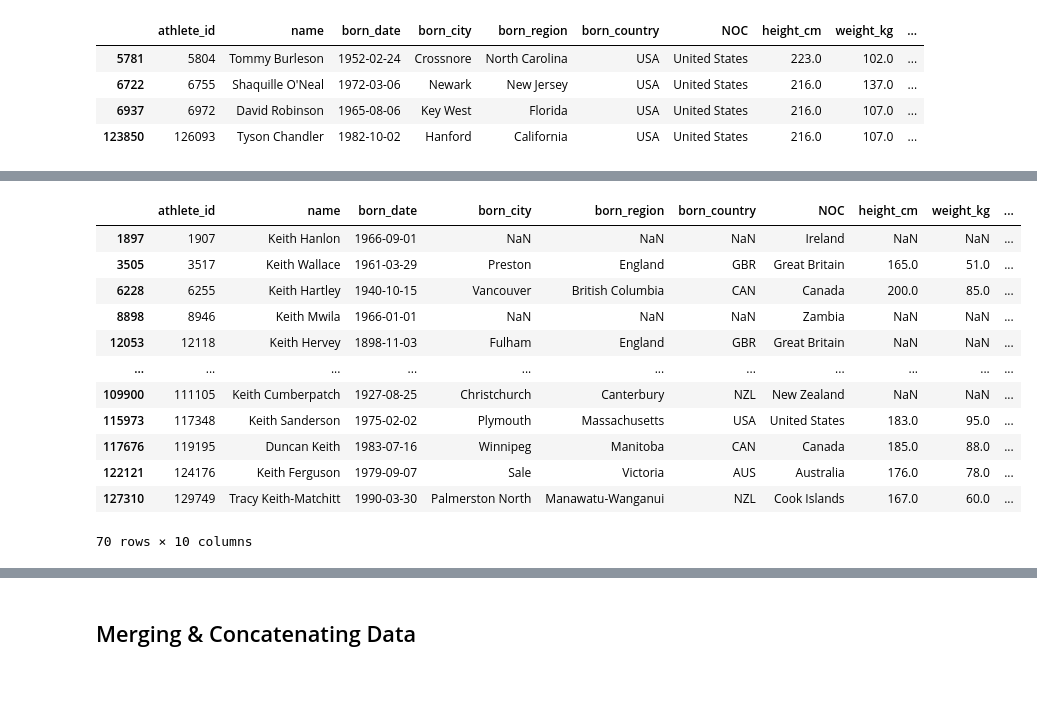
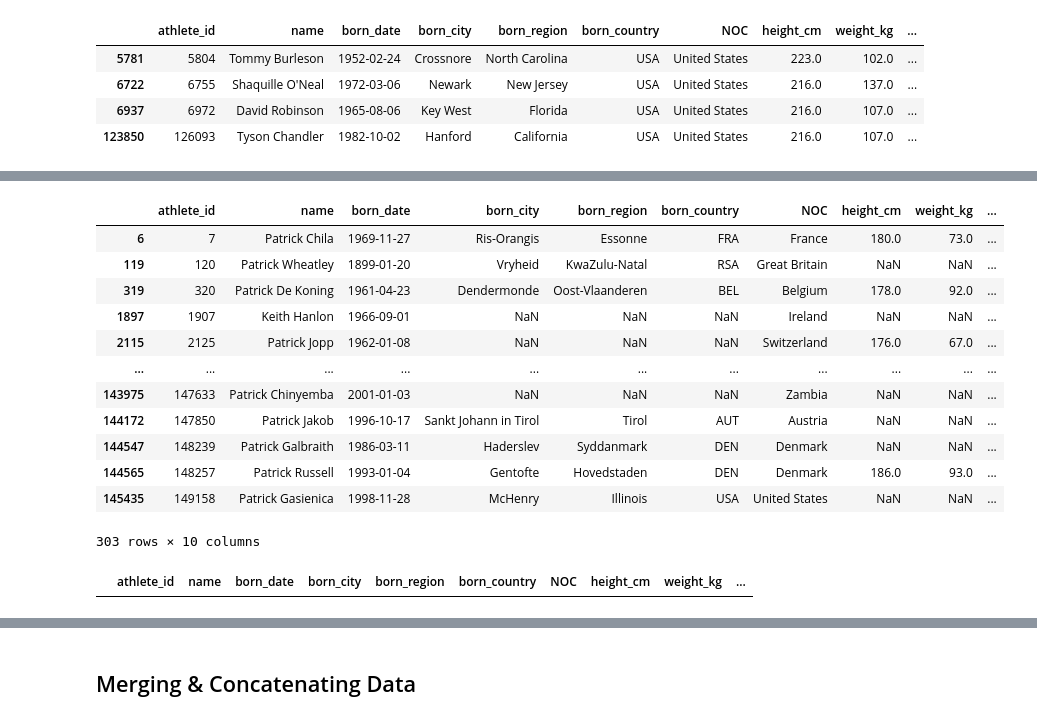
Before and after one commit to AdrianoR85/complete-pandas-tutorial, a Jupyter notebook: tutorial.ipynb, the cells around one changed output, grey strips where cells are left out. Saved outputs shown, nothing was run; the diff lists cells and outputs as text; code cells hidden in the pictures; blank space fills up the shorter version.

```diff
--- a/tutorial.ipynb
+++ b/tutorial.ipynb
@@ -149,17 +441,17 @@ bios[(bios['height_cm'] > 215) & (bios['born_country']=='USA')]
 # %%
-# Filter by Name
-bios[bios['name'].str.contains("Keith")]
+# Regex syntax
+bios[bios['name'].str.contains('keith|patrick', case=False)]
 # %% [output]
 |  | athlete_id | name | born_date | born_city | born_region | born_country | NOC | height_cm | weight_kg | ... |
+| 6 | 7 | Patrick Chila | 1969-11-27 | Ris-Orangis | Essonne | FRA | France | 180.0 | 73.0 | ... |
+| 119 | 120 | Patrick Wheatley | 1899-01-20 | Vryheid | KwaZulu-Natal | RSA | Great Britain | NaN | NaN | ... |
+| 319 | 320 | Patrick De Koning | 1961-04-23 | Dendermonde | Oost-Vlaanderen | BEL | Belgium | 178.0 | 92.0 | ... |
 | 1897 | 1907 | Keith Hanlon | 1966-09-01 | NaN | NaN | NaN | Ireland | NaN | NaN | ... |
-| 3505 | 3517 | Keith Wallace | 1961-03-29 | Preston | England | GBR | Great Britain | 165.0 | 51.0 | ... |
-| 6228 | 6255 | Keith Hartley | 1940-10-15 | Vancouver | British Columbia | CAN | Canada | 200.0 | 85.0 | ... |
-| 8898 | 8946 | Keith Mwila | 1966-01-01 | NaN | NaN | NaN | Zambia | NaN | NaN | ... |
-| 12053 | 12118 | Keith Hervey | 1898-11-03 | Fulham | England | GBR | Great Britain | NaN | NaN | ... |
+| 2115 | 2125 | Patrick Jopp | 1962-01-08 | NaN | NaN | NaN | Switzerland | 176.0 | 67.0 | ... |
 | ... | ... | ... | ... | ... | ... | ... | ... | ... | ... | ... |
-| 109900 | 111105 | Keith Cumberpatch | 1927-08-25 | Christchurch | Canterbury | NZL | New Zealand | NaN | NaN | ... |
-| 115973 | 117348 | Keith Sanderson | 1975-02-02 | Plymouth | Massachusetts | USA | United States | 183.0 | 95.0 | ... |
-| 117676 | 119195 | Duncan Keith | 1983-07-16 | Winnipeg | Manitoba | CAN | Canada | 185.0 | 88.0 | ... |
-| 122121 | 124176 | Keith Ferguson | 1979-09-07 | Sale | Victoria | AUS | Australia | 176.0 | 78.0 | ... |
-| 127310 | 129749 | Tracy Keith-Matchitt | 1990-03-30 | Palmerston North | Manawatu-Wanganui | NZL | Cook Islands | 167.0 | 60.0 | ... |
+| 143975 | 147633 | Patrick Chinyemba | 2001-01-03 | NaN | NaN | NaN | Zambia | NaN | NaN | ... |
+| 144172 | 147850 | Patrick Jakob | 1996-10-17 | Sankt Johann in Tirol | Tirol | AUT | Austria | NaN | NaN | ... |
+| 144547 | 148239 | Patrick Galbraith | 1986-03-11 | Haderslev | Syddanmark | DEN | Denmark | NaN | NaN | ... |
+| 144565 | 148257 | Patrick Russell | 1993-01-04 | Gentofte | Hovedstaden | DEN | Denmark | 186.0 | 93.0 | ... |
+| 145435 | 149158 | Patrick Gasienica | 1998-11-28 | McHenry | Illinois | USA | United States | NaN | NaN | ... |
-70 rows × 10 columns
+303 rows × 10 columns
@@ -165,0 +490,5 @@ bios[bios['name'].str.contains("Keith")]
+# %%
+# Don't use regex search (exact match)
+bios[bios['name'].str.contains('keith|patrick', case=False, regex=False)]
+# %% [output]
+|  | athlete_id | name | born_date | born_city | born_region | born_country | NOC | height_cm | weight_kg | ... |
```
Also changed, not shown: parts of 123 cells of this notebook.
